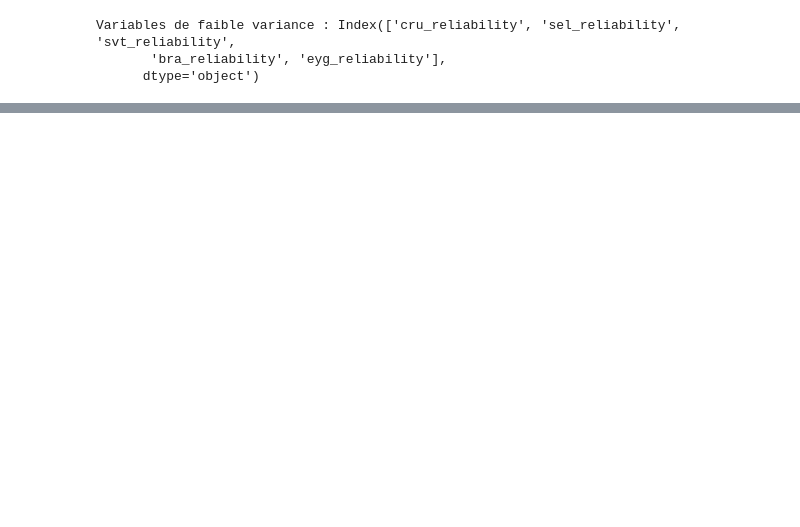
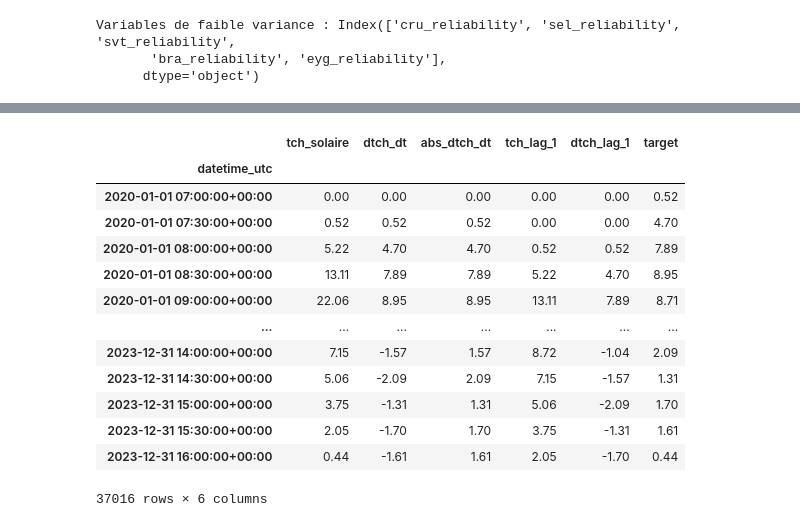
Before and after one commit to Math2935/aug25cds_variabilite, a Jupyter notebook: notebooks/05_modelisation/mi_features_engineering.ipynb, the cells around one changed output, grey strips where cells are left out. Drawn from its saved outputs; the diff is of its cells as text; code cells hidden in the pictures; blank space fills up the shorter version.

```diff
--- a/notebooks/05_modelisation/mi_features_engineering.ipynb
+++ b/notebooks/05_modelisation/mi_features_engineering.ipynb
@@ -791,0 +968,17 @@ sorted(df_train.columns.to_list())
+# %%
+df_train.loc[df_train.region_ghi > 0, ['tch_solaire','dtch_dt', 'abs_dtch_dt', 'tch_lag_1', 'dtch_lag_1', 'target']]
+# %% [output]
+|  | tch_solaire | dtch_dt | abs_dtch_dt | tch_lag_1 | dtch_lag_1 | target |
+| datetime_utc |  |  |  |  |  |  |
+| 2020-01-01 07:00:00+00:00 | 0.00 | 0.00 | 0.00 | 0.00 | 0.00 | 0.52 |
+| 2020-01-01 07:30:00+00:00 | 0.52 | 0.52 | 0.52 | 0.00 | 0.00 | 4.70 |
+| 2020-01-01 08:00:00+00:00 | 5.22 | 4.70 | 4.70 | 0.52 | 0.52 | 7.89 |
+| 2020-01-01 08:30:00+00:00 | 13.11 | 7.89 | 7.89 | 5.22 | 4.70 | 8.95 |
+| 2020-01-01 09:00:00+00:00 | 22.06 | 8.95 | 8.95 | 13.11 | 7.89 | 8.71 |
+| ... | ... | ... | ... | ... | ... | ... |
+| 2023-12-31 14:00:00+00:00 | 7.15 | -1.57 | 1.57 | 8.72 | -1.04 | 2.09 |
+| 2023-12-31 14:30:00+00:00 | 5.06 | -2.09 | 2.09 | 7.15 | -1.57 | 1.31 |
+| 2023-12-31 15:00:00+00:00 | 3.75 | -1.31 | 1.31 | 5.06 | -2.09 | 1.70 |
+| 2023-12-31 15:30:00+00:00 | 2.05 | -1.70 | 1.70 | 3.75 | -1.31 | 1.61 |
+| 2023-12-31 16:00:00+00:00 | 0.44 | -1.61 | 1.61 | 2.05 | -1.70 | 0.44 |
+37016 rows × 6 columns
```
Also changed, not shown: parts of 28 cells of this notebook.
